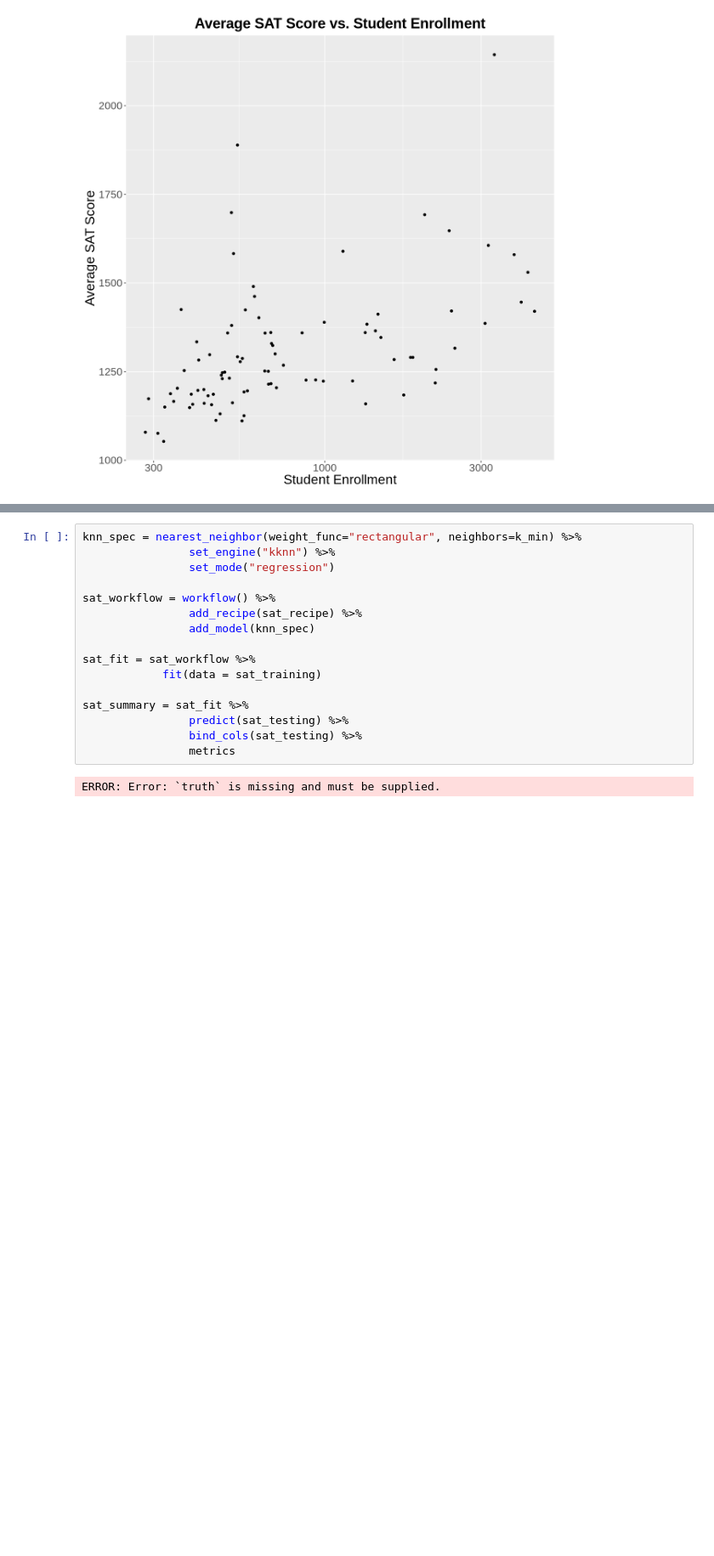
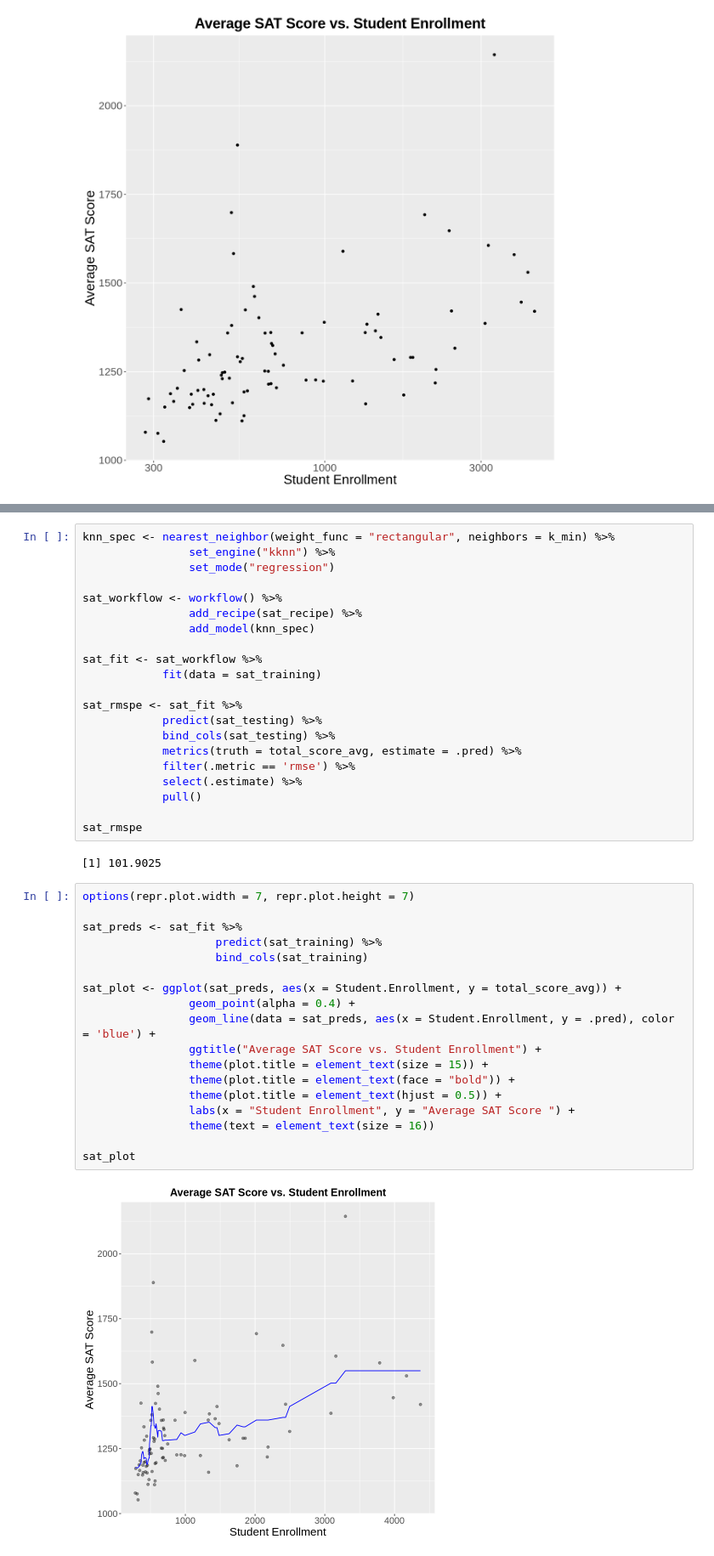
Before and after one commit to emi31770/DSCI-Project, a Jupyter notebook: proposal.ipynb, the cells around one changed output, grey strips where cells are left out. Shown at 85% size. Drawn from its saved outputs; the diff is of its cells as text; blank space fills up the shorter version.

Commit message:
added metrics to rmspe, added graph

```diff
--- a/proposal.ipynb
+++ b/proposal.ipynb
@@ -204,18 +204,43 @@ A tibble: 20 × 7
 # %%
-knn_spec = nearest_neighbor(weight_func="rectangular", neighbors=k_min) %>%
+knn_spec <- nearest_neighbor(weight_func = "rectangular", neighbors = k_min) %>%
                 set_engine("kknn") %>%
                 set_mode("regression")
 
-sat_workflow = workflow() %>%
+sat_workflow <- workflow() %>%
                 add_recipe(sat_recipe) %>%
                 add_model(knn_spec)
 
-sat_fit = sat_workflow %>%
+sat_fit <- sat_workflow %>%
             fit(data = sat_training)
 
-sat_summary = sat_fit %>%
-                predict(sat_testing) %>%
-                bind_cols(sat_testing) %>%
-                metrics
+sat_rmspe <- sat_fit %>%
+            predict(sat_testing) %>%
+            bind_cols(sat_testing) %>%
+            metrics(truth = total_score_avg, estimate = .pred) %>%
+            filter(.metric == 'rmse') %>%
+            select(.estimate) %>%
+            pull()
+
+sat_rmspe
 # %% [output]
-ERROR: Error: `truth` is missing and must be supplied.
+[1] 101.9025
+# %%
+options(repr.plot.width = 7, repr.plot.height = 7)
+
+sat_preds <- sat_fit %>%
+                    predict(sat_training) %>%
+                    bind_cols(sat_training)
+
+sat_plot <- ggplot(sat_preds, aes(x = Student.Enrollment, y = total_score_avg)) +
+                geom_point(alpha = 0.4) +
+                geom_line(data = sat_preds, aes(x = Student.Enrollment, y = .pred), color = 'blue') +
+                ggtitle("Average SAT Score vs. Student Enrollment") +
+                theme(plot.title = element_text(size = 15)) +
+                theme(plot.title = element_text(face = "bold")) +
+                theme(plot.title = element_text(hjust = 0.5)) +
+                labs(x = "Student Enrollment", y = "Average SAT Score ") +
+                theme(text = element_text(size = 16))
+
+sat_plot
+# %% [output]
+[figure, added]
```
Also changed, not shown: parts of 1 cell of this notebook.
